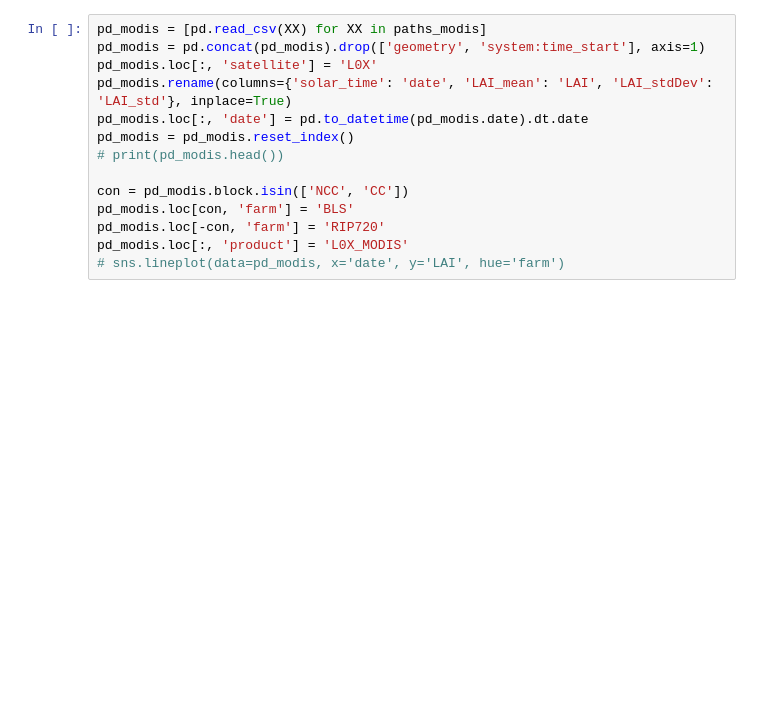
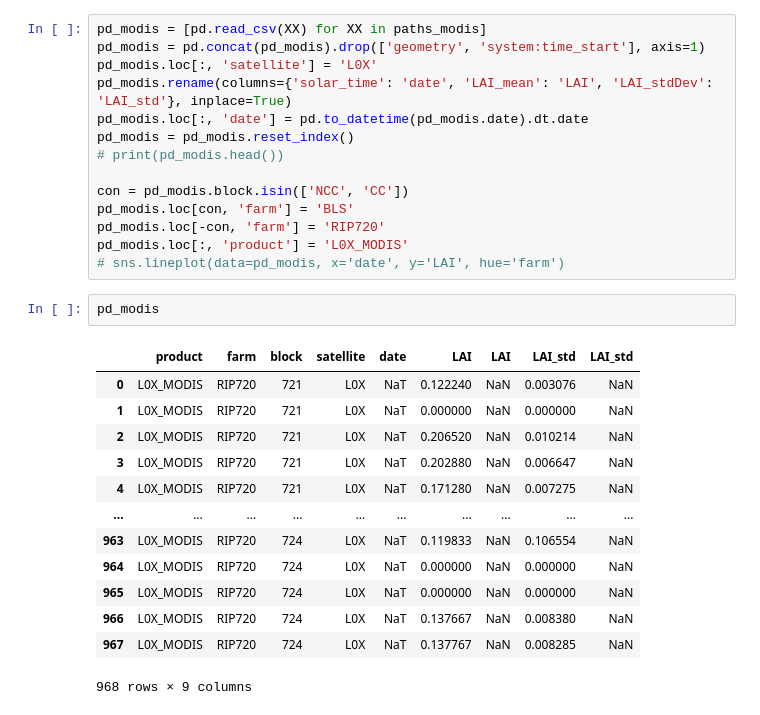
Before and after one commit to Manuel-Qui-Alb/BiophysicalTraitsSAT, a Jupyter notebook: visualization_LAI.ipynb, the cells around one changed output. Drawn from its saved outputs; the diff is of its cells as text; blank space fills up the shorter version.

```diff
--- a/visualization_LAI.ipynb
+++ b/visualization_LAI.ipynb
@@ -51,6 +47,22 @@ pd_modis.loc[con, 'farm'] = 'BLS'
 pd_modis.loc[-con, 'farm'] = 'RIP720'
 pd_modis.loc[:, 'product'] = 'L0X_MODIS'
 # sns.lineplot(data=pd_modis, x='date', y='LAI', hue='farm')
+# %%
+pd_modis
+# %% [output]
+|  | product | farm | block | satellite | date | LAI | LAI | LAI_std | LAI_std |
+| 0 | L0X_MODIS | RIP720 | 721 | L0X | NaT | 0.122240 | NaN | 0.003076 | NaN |
+| 1 | L0X_MODIS | RIP720 | 721 | L0X | NaT | 0.000000 | NaN | 0.000000 | NaN |
+| 2 | L0X_MODIS | RIP720 | 721 | L0X | NaT | 0.206520 | NaN | 0.010214 | NaN |
+| 3 | L0X_MODIS | RIP720 | 721 | L0X | NaT | 0.202880 | NaN | 0.006647 | NaN |
+| 4 | L0X_MODIS | RIP720 | 721 | L0X | NaT | 0.171280 | NaN | 0.007275 | NaN |
+| ... | ... | ... | ... | ... | ... | ... | ... | ... | ... |
+| 963 | L0X_MODIS | RIP720 | 724 | L0X | NaT | 0.119833 | NaN | 0.106554 | NaN |
+| 964 | L0X_MODIS | RIP720 | 724 | L0X | NaT | 0.000000 | NaN | 0.000000 | NaN |
+| 965 | L0X_MODIS | RIP720 | 724 | L0X | NaT | 0.000000 | NaN | 0.000000 | NaN |
+| 966 | L0X_MODIS | RIP720 | 724 | L0X | NaT | 0.137667 | NaN | 0.008380 | NaN |
+| 967 | L0X_MODIS | RIP720 | 724 | L0X | NaT | 0.137767 | NaN | 0.008285 | NaN |
+968 rows × 9 columns
 # %%
 pd_prosail = pd_prosail[['product', 'farm', 'block', 'satellite', 'date', 'LAI', 'LAI_std']]
 pd_modis = pd_modis[['product', 'farm', 'block', 'satellite', 'date', 'LAI', 'LAI_std']]
```
Also changed, not shown: parts of 7 cells of this notebook, 11 other files.
